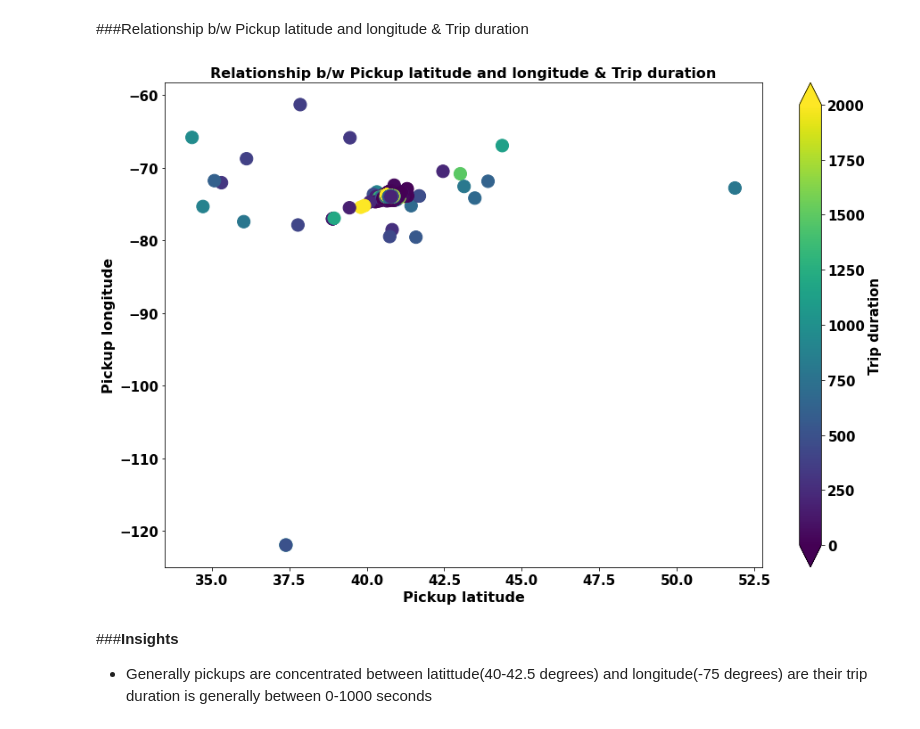
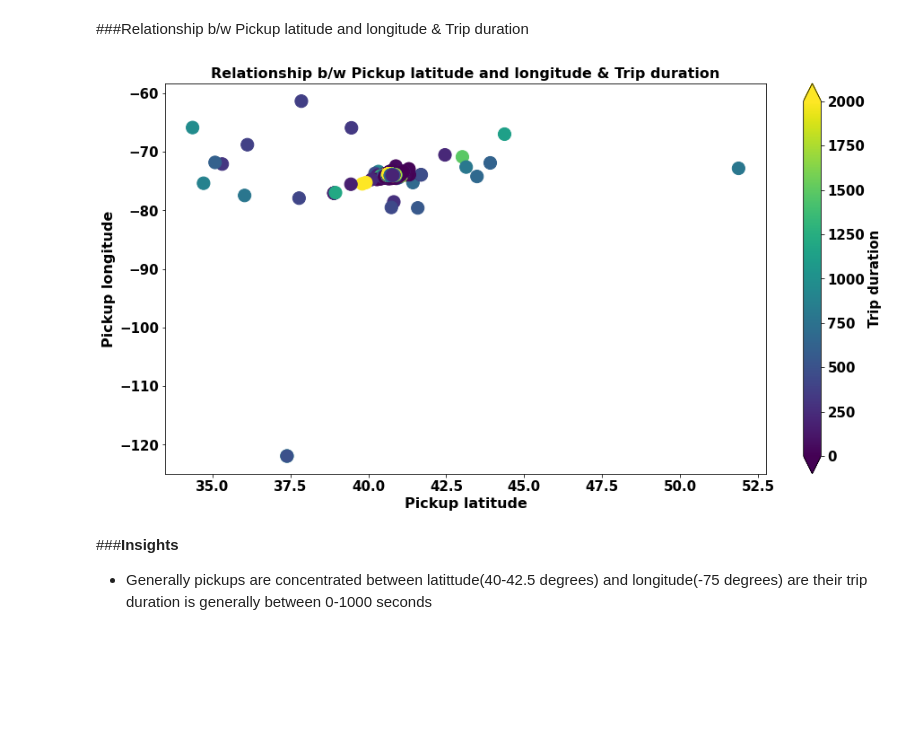
Before and after one commit to Kushan1001/NYC-Taxi-Trip-Time-Prediction, a Jupyter notebook: NYC_Taxi_Trip_Time_Prediction_Capstone_Project.ipynb, the cells around one changed output. Cells and saved outputs as stored; diff of their text form; code cells hidden in the pictures; blank space fills up the shorter version.

```diff
--- a/NYC_Taxi_Trip_Time_Prediction_Capstone_Project.ipynb
+++ b/NYC_Taxi_Trip_Time_Prediction_Capstone_Project.ipynb
@@ -619,16 +619,17 @@ plt.show();
 # %% [markdown]
 ###Relationship b/w Pickup latitude and longitude & Trip duration
 # %%
+rcParams['figure.figsize'] = 15,8
 plt.scatter(data = taxi_df, x = 'pickup_latitude', y = 'pickup_longitude', c = 'trip_duration', s = 200)
 cbar = plt.colorbar(orientation = 'vertical', extend = 'both', pad = 0.05, aspect = 20 )
 cbar.set_label(label = 'Trip duration', size = 15, x = 1.5)
 plt.xlabel('Pickup latitude')
 plt.ylabel('Pickup longitude')
 plt.title('Relationship b/w Pickup latitude and longitude & Trip duration')
 plt.clim(0,2000)
 plt.show();
 # %% [output]
-[figure, old version]
+[figure, new version]
 # %% [markdown]
 ###**Insights**
 
```
Also changed, not shown: parts of 9 cells of this notebook.
